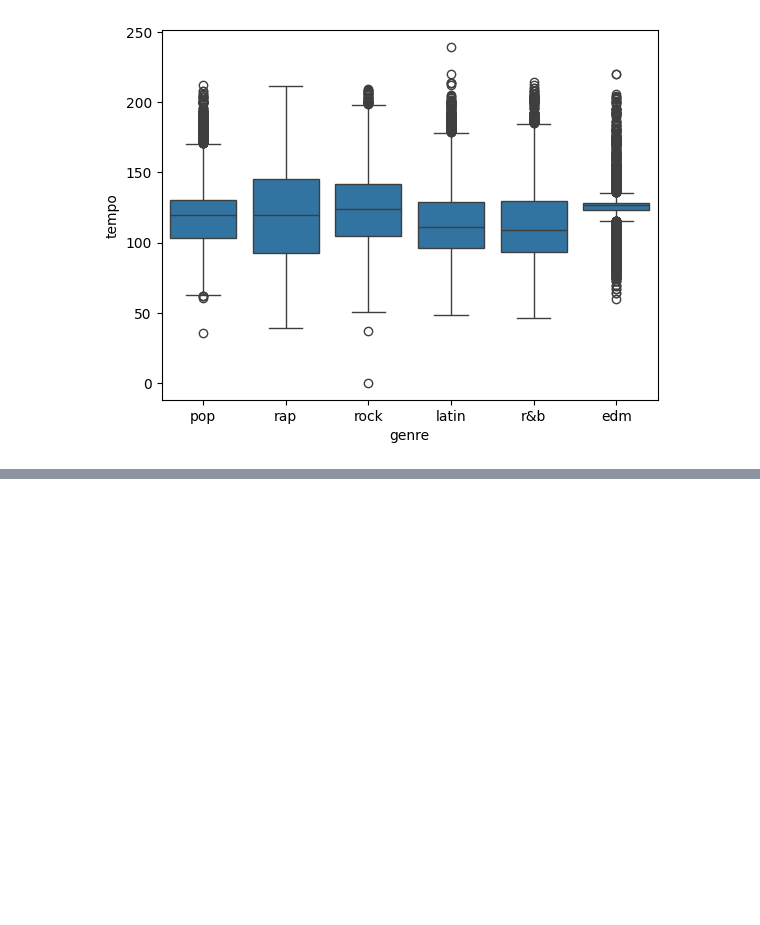
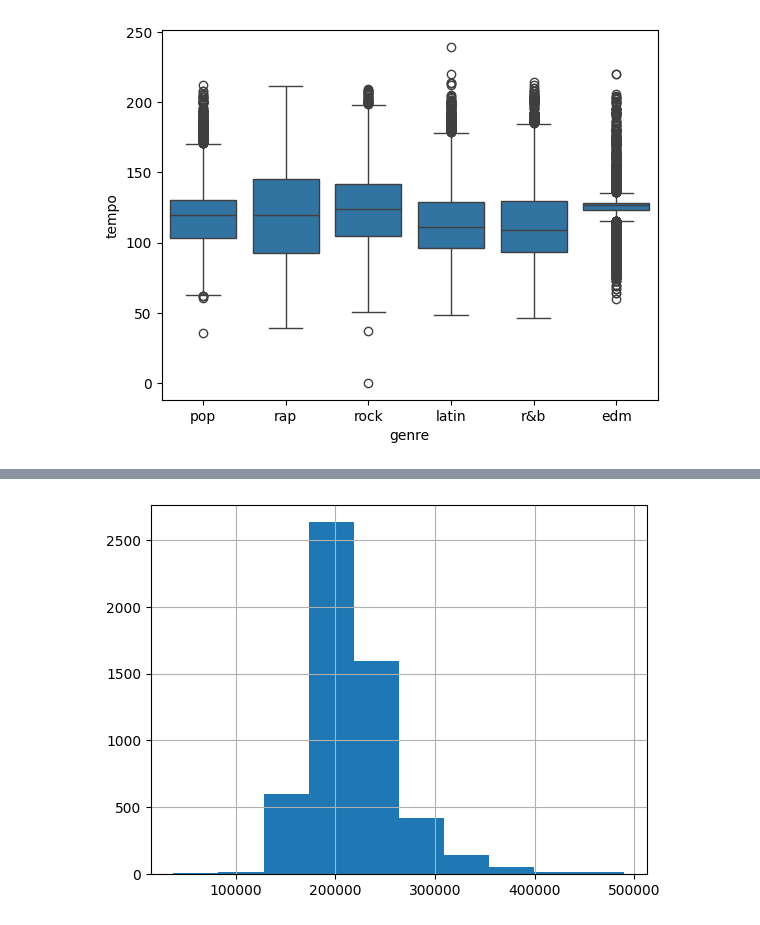
Before and after one commit to anissabln/exam-machine-learning-aal, a Jupyter notebook: exam_project_aal.ipynb, the cells around one changed output, grey strips where cells are left out. Saved outputs shown, nothing was run; the diff lists cells and outputs as text; code cells hidden in the pictures; blank space fills up the shorter version.

```diff
--- a/exam_project_aal.ipynb
+++ b/exam_project_aal.ipynb
@@ -148,0 +236,4 @@ edm_data = songs_data[songs_data.genre == "edm"]
+# %%
+pop_data.duration_ms.hist(); #könnte man jetzt vergleichen mit andren
+# %% [output]
+[figure, added]
```
Also changed, not shown: parts of 20 cells of this notebook.
